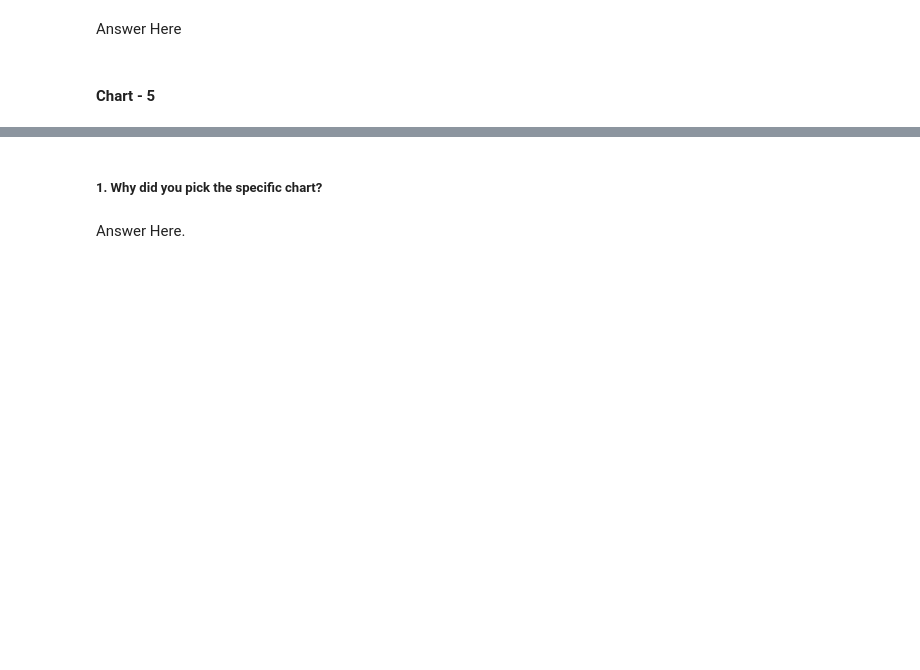
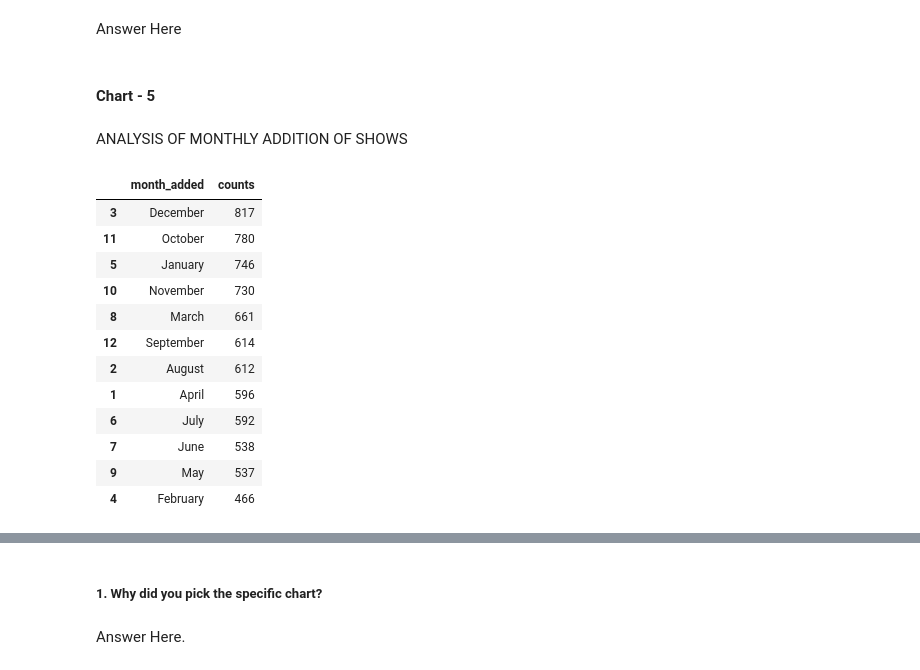
Before and after one commit to thepankaj018/Netflix-Movies-TV-Shows-Clustering, a Jupyter notebook: Netflix_Movies_&_TV_Shows_Clustering.ipynb, the cells around one changed output, grey strips where cells are left out. Drawn from its saved outputs; the diff is of its cells as text; code cells hidden in the pictures; blank space fills up the shorter version.

```diff
--- a/Netflix_Movies_&_TV_Shows_Clustering.ipynb
+++ b/Netflix_Movies_&_TV_Shows_Clustering.ipynb
@@ -516,0 +570,22 @@ Answer Here
+# %% [markdown]
+ANALYSIS OF MONTHLY ADDITION OF SHOWS
+# %%
+# Calling the function
+month_added_df = create_temp_df(df,'month_added')
+# Dropping the rows present at index 0 because it is an empty rows having no values of month
+month_added_df = month_added_df.drop(0)
+month_added_df
+# %% [output]
+|  | month_added | counts |
+| 3 | December | 817 |
+| 11 | October | 780 |
+| 5 | January | 746 |
+| 10 | November | 730 |
+| 8 | March | 661 |
+| 12 | September | 614 |
+| 2 | August | 612 |
+| 1 | April | 596 |
+| 6 | July | 592 |
+| 7 | June | 538 |
+| 9 | May | 537 |
+| 4 | February | 466 |
```
Also changed, not shown: parts of 24 cells of this notebook.
